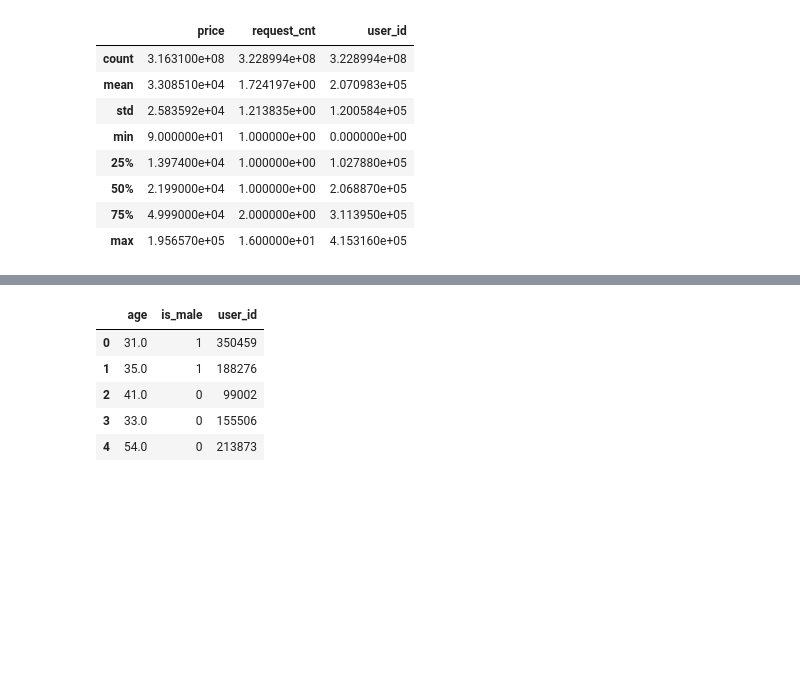
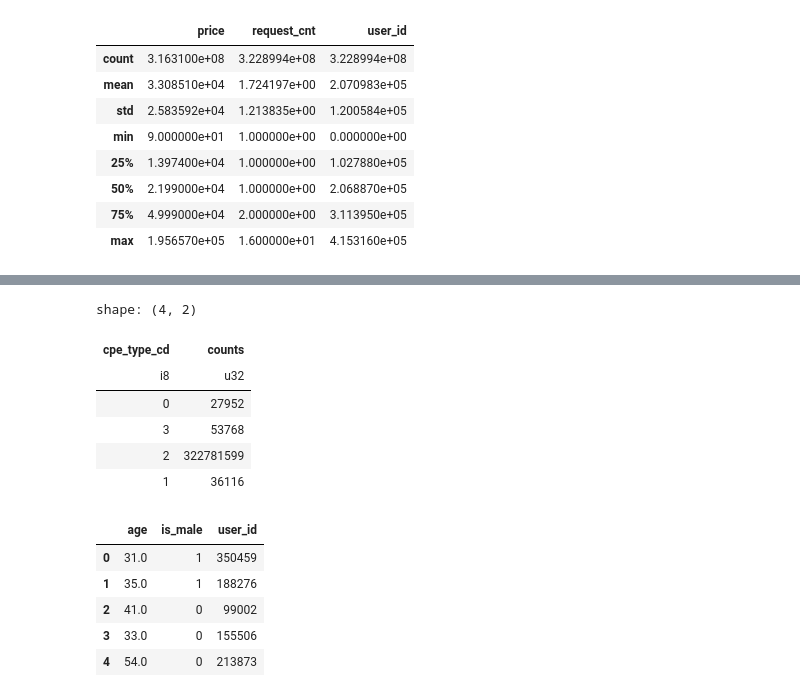
Before and after one commit to a125x/MTS-ML-CUP, a Jupyter notebook: mts-cup-kaggle.ipynb, the cells around one changed output, grey strips where cells are left out. Drawn from its saved outputs; the diff is of its cells as text; code cells hidden in the pictures; blank space fills up the shorter version.

```diff
--- a/mts-cup-kaggle.ipynb
+++ b/mts-cup-kaggle.ipynb
@@ -120,3 +131,5 @@ pd.DataFrame([(z.name, z.type) for z in data.schema], columns = [['field', 'type
+# %%
+data = pl.from_pandas(data)
 # %%
 data.select(['cpe_type_cd']).to_pandas()['cpe_type_cd'].value_counts()
 # %% [output]
@@ -127,4 +140,14 @@ phablet           27952
 Name: cpe_type_cd, dtype: int64
+# %%
+data['cpe_type_cd'].value_counts()
+# %% [output]
+shape: (4, 2)
+| cpe_type_cd | counts |
+| i8 | u32 |
+| 0 | 27952 |
+| 3 | 53768 |
+| 2 | 322781599 |
+| 1 | 36116 |
 # %%
 targets = pd.read_feather(f'{LOCAL_DATA_PATH}/{TARGET_FILE}')
 targets.head()
```
Also changed, not shown: parts of 24 cells of this notebook.
